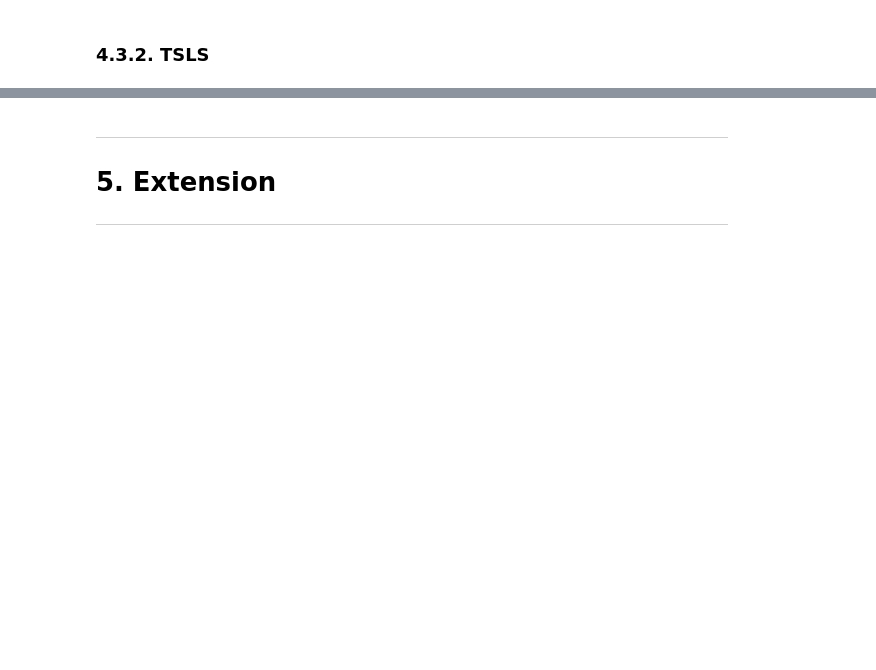
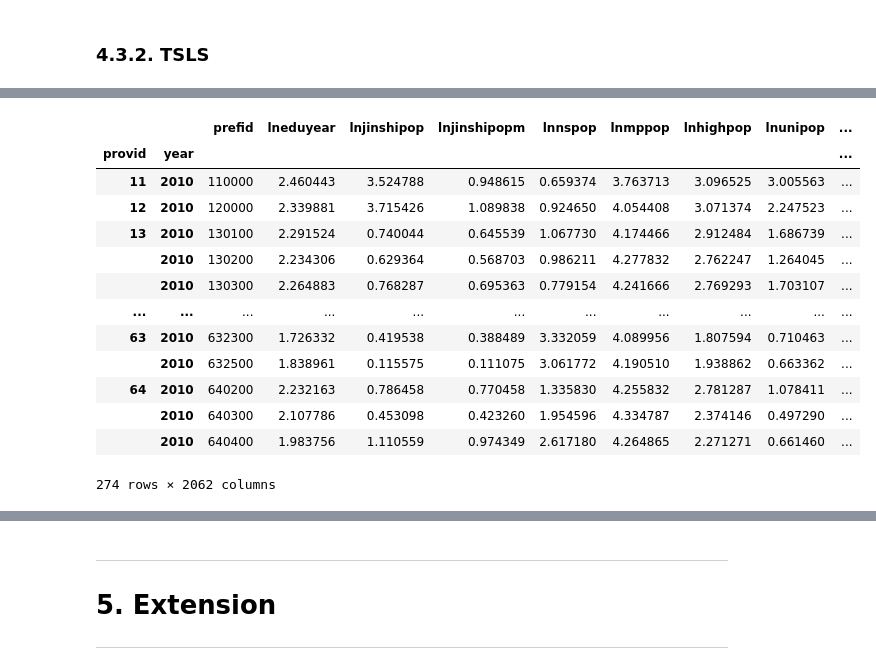
Before and after one commit to Mengxi-20/ose-data-science-course-project-Mengxi-20, a Jupyter notebook: replication-notebook.ipynb, the cells around one changed output, grey strips where cells are left out. Cells and saved outputs as stored; diff of their text form; code cells hidden in the pictures; blank space fills up the shorter version.

```diff
--- a/replication-notebook.ipynb
+++ b/replication-notebook.ipynb
@@ -558,0 +571,27 @@ T-stats use same covariance type as original model
+# %%
+# Table 9
+
+data = pd.read_csv('/Users/mengxi/Documents/GitHub/ose-data-science-course-project-Mengxi-20/data/census20_final.csv')
+data = pd.DataFrame(data)
+
+provid = pd.Categorical(data.provid)
+
+data['provid'] = provid
+data = data.set_index(['provid','year'])
+
+data
+# %% [output]
+|  |  | prefid | lneduyear | lnjinshipop | lnjinshipopm | lnnspop | lnmppop | lnhighpop | lnunipop | ... |
+| provid | year |  |  |  |  |  |  |  |  | ... |
+| 11 | 2010 | 110000 | 2.460443 | 3.524788 | 0.948615 | 0.659374 | 3.763713 | 3.096525 | 3.005563 | ... |
+| 12 | 2010 | 120000 | 2.339881 | 3.715426 | 1.089838 | 0.924650 | 4.054408 | 3.071374 | 2.247523 | ... |
+| 13 | 2010 | 130100 | 2.291524 | 0.740044 | 0.645539 | 1.067730 | 4.174466 | 2.912484 | 1.686739 | ... |
+|  | 2010 | 130200 | 2.234306 | 0.629364 | 0.568703 | 0.986211 | 4.277832 | 2.762247 | 1.264045 | ... |
+|  | 2010 | 130300 | 2.264883 | 0.768287 | 0.695363 | 0.779154 | 4.241666 | 2.769293 | 1.703107 | ... |
+| ... | ... | ... | ... | ... | ... | ... | ... | ... | ... | ... |
+| 63 | 2010 | 632300 | 1.726332 | 0.419538 | 0.388489 | 3.332059 | 4.089956 | 1.807594 | 0.710463 | ... |
+|  | 2010 | 632500 | 1.838961 | 0.115575 | 0.111075 | 3.061772 | 4.190510 | 1.938862 | 0.663362 | ... |
+| 64 | 2010 | 640200 | 2.232163 | 0.786458 | 0.770458 | 1.335830 | 4.255832 | 2.781287 | 1.078411 | ... |
+|  | 2010 | 640300 | 2.107786 | 0.453098 | 0.423260 | 1.954596 | 4.334787 | 2.374146 | 0.497290 | ... |
+|  | 2010 | 640400 | 1.983756 | 1.110559 | 0.974349 | 2.617180 | 4.264865 | 2.271271 | 0.661460 | ... |
+274 rows × 2062 columns
```
Also changed, not shown: parts of 6 cells of this notebook.
